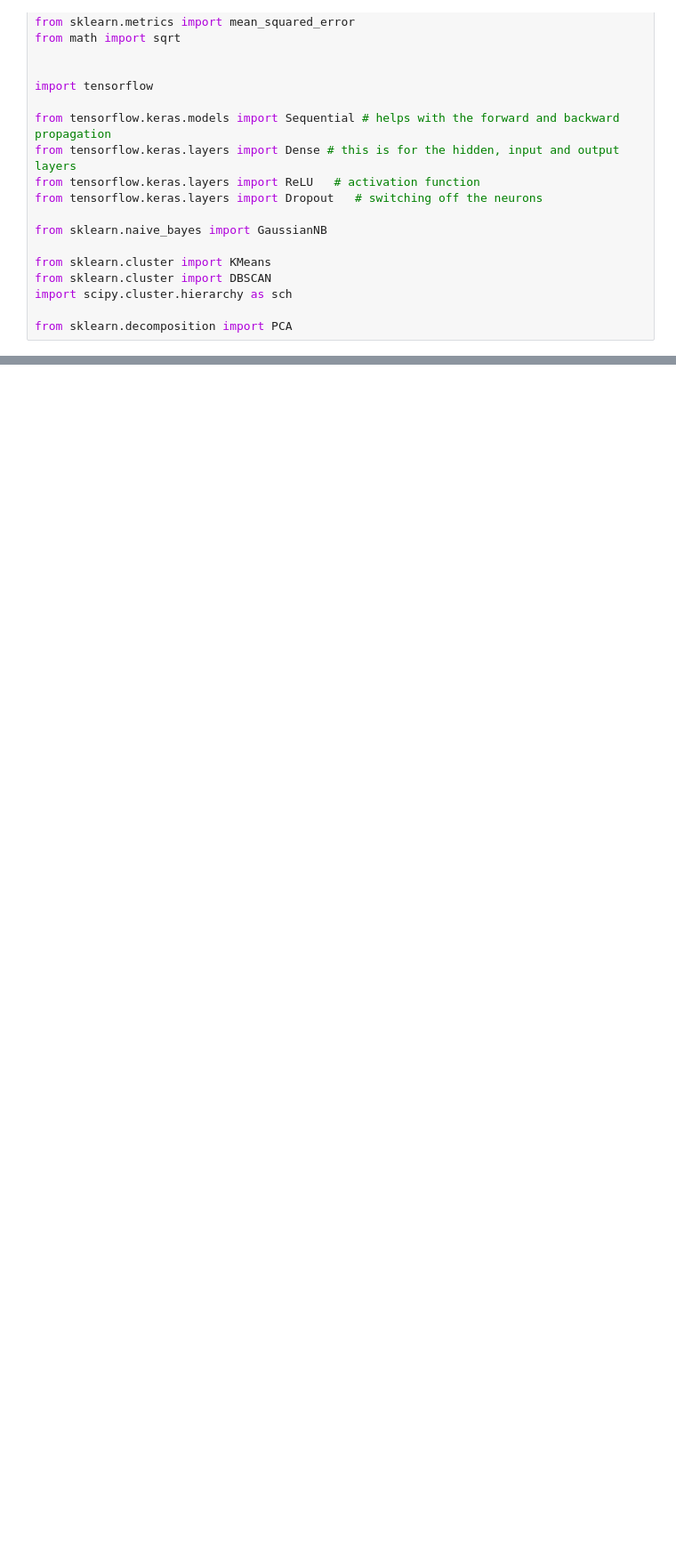
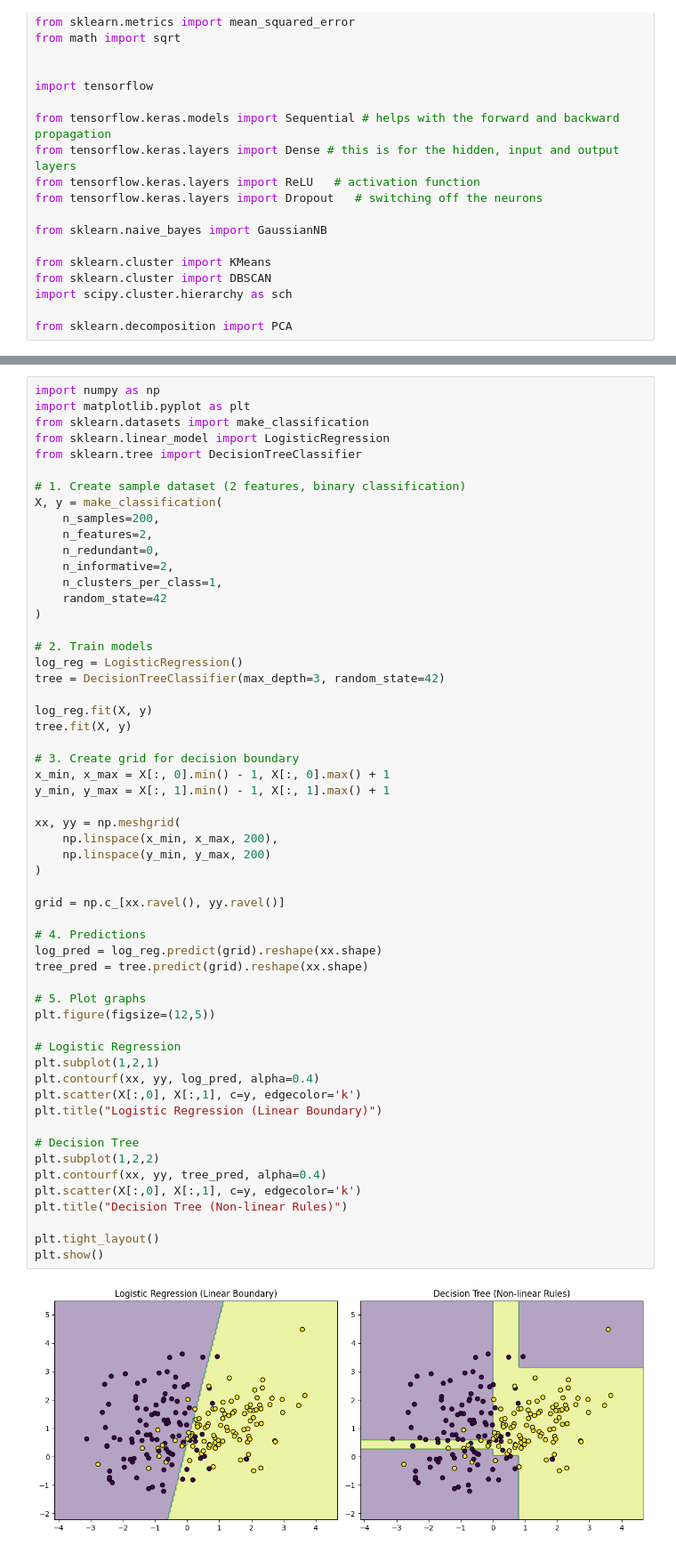
Before and after one commit to devdatta1429/BDA_Assignments, a Jupyter notebook: PML/Day_33_25_06.ipynb, the cells around one changed output, grey strips where cells are left out. Shown at 89% size. Saved outputs shown, nothing was run; the diff lists cells and outputs as text; blank space fills up the shorter version.

```diff
--- a/PML/Day_33_25_06.ipynb
+++ b/PML/Day_33_25_06.ipynb
@@ -706,3 +715,61 @@ Thus, the network focuses on the most important features while reducing memory a
+# %%
+import numpy as np
+import matplotlib.pyplot as plt
+from sklearn.datasets import make_classification
+from sklearn.linear_model import LogisticRegression
+from sklearn.tree import DecisionTreeClassifier
+
+# 1. Create sample dataset (2 features, binary classification)
+X, y = make_classification(
+    n_samples=200,
+    n_features=2,
+    n_redundant=0,
+    n_informative=2,
+    n_clusters_per_class=1,
+    random_state=42
+)
+
+# 2. Train models
+log_reg = LogisticRegression()
+tree = DecisionTreeClassifier(max_depth=3, random_state=42)
+
+log_reg.fit(X, y)
+tree.fit(X, y)
+
+# 3. Create grid for decision boundary
+x_min, x_max = X[:, 0].min() - 1, X[:, 0].max() + 1
+y_min, y_max = X[:, 1].min() - 1, X[:, 1].max() + 1
+
+xx, yy = np.meshgrid(
+    np.linspace(x_min, x_max, 200),
+    np.linspace(y_min, y_max, 200)
+)
+
+grid = np.c_[xx.ravel(), yy.ravel()]
+
+# 4. Predictions
+log_pred = log_reg.predict(grid).reshape(xx.shape)
+tree_pred = tree.predict(grid).reshape(xx.shape)
+
+# 5. Plot graphs
+plt.figure(figsize=(12,5))
+
+# Logistic Regression
+plt.subplot(1,2,1)
+plt.contourf(xx, yy, log_pred, alpha=0.4)
+plt.scatter(X[:,0], X[:,1], c=y, edgecolor='k')
+plt.title("Logistic Regression (Linear Boundary)")
+
+# Decision Tree
+plt.subplot(1,2,2)
+plt.contourf(xx, yy, tree_pred, alpha=0.4)
+plt.scatter(X[:,0], X[:,1], c=y, edgecolor='k')
+plt.title("Decision Tree (Non-linear Rules)")
+
+plt.tight_layout()
+plt.show()
+# %% [output]
+[figure, added]
 # %% [markdown]
 # 🔰CNN()🔰
 
```
Also changed, not shown: parts of 7 cells of this notebook.
